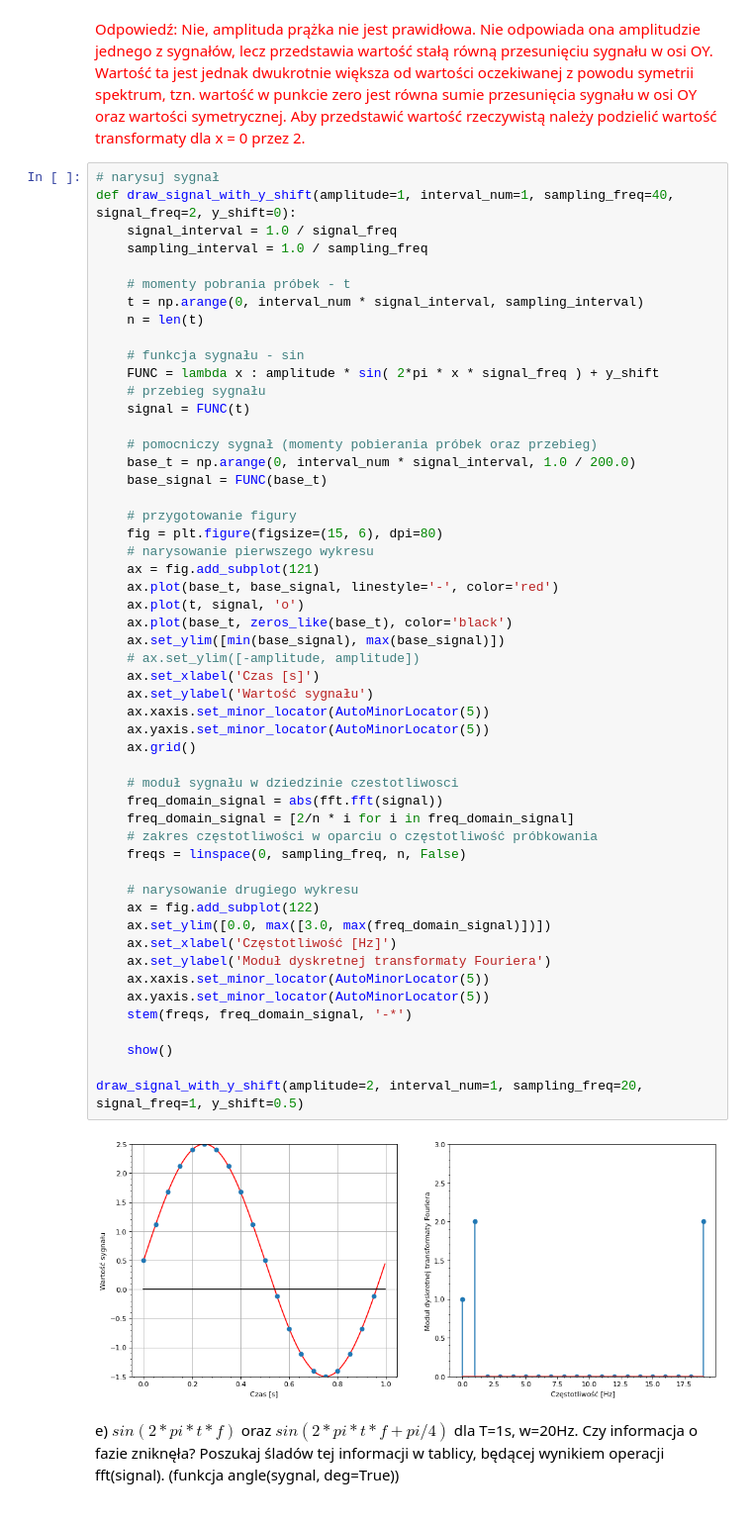
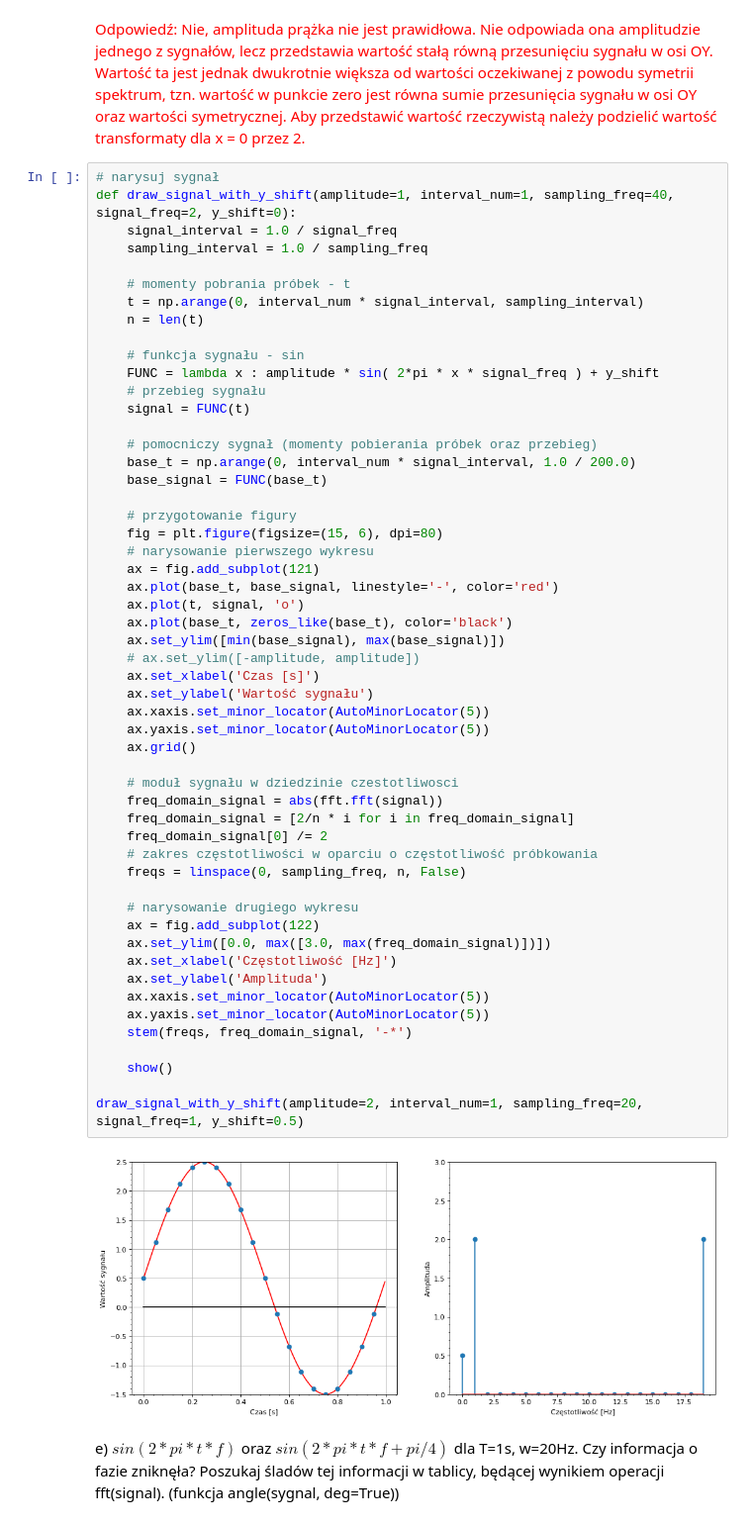
Before and after one commit to Frostyyyl/Human-computer-interaction, a Jupyter notebook: signals_I/main.ipynb, the cells around one changed output. Shown at 99% size. Saved outputs shown, nothing was run; the diff lists cells and outputs as text.

```diff
--- a/signals_I/main.ipynb
+++ b/signals_I/main.ipynb
@@ -635,35 +636,36 @@ def draw_signal_with_y_shift(amplitude=1, interval_num=1, sampling_freq=40, sign
     ax = fig.add_subplot(121)
     ax.plot(base_t, base_signal, linestyle='-', color='red')
     ax.plot(t, signal, 'o')
     ax.plot(base_t, zeros_like(base_t), color='black')
     ax.set_ylim([min(base_signal), max(base_signal)])
     # ax.set_ylim([-amplitude, amplitude])
     ax.set_xlabel('Czas [s]')
     ax.set_ylabel('Wartość sygnału')
     ax.xaxis.set_minor_locator(AutoMinorLocator(5))
     ax.yaxis.set_minor_locator(AutoMinorLocator(5))
     ax.grid()
 
     # moduł sygnału w dziedzinie czestotliwosci
     freq_domain_signal = abs(fft.fft(signal))
     freq_domain_signal = [2/n * i for i in freq_domain_signal]
+    freq_domain_signal[0] /= 2
     # zakres częstotliwości w oparciu o częstotliwość próbkowania
     freqs = linspace(0, sampling_freq, n, False)
 
     # narysowanie drugiego wykresu
     ax = fig.add_subplot(122)
     ax.set_ylim([0.0, max([3.0, max(freq_domain_signal)])])
     ax.set_xlabel('Częstotliwość [Hz]')
-    ax.set_ylabel('Moduł dyskretnej transformaty Fouriera')
+    ax.set_ylabel('Amplituda')
     ax.xaxis.set_minor_locator(AutoMinorLocator(5))
     ax.yaxis.set_minor_locator(AutoMinorLocator(5))
     stem(freqs, freq_domain_signal, '-*')
 
     show()
 
 draw_signal_with_y_shift(amplitude=2, interval_num=1, sampling_freq=20, signal_freq=1, y_shift=0.5)
 # %% [output]
-[figure, old version]
+[figure, new version]
 # %% [markdown]
 e) $sin(2*pi*t*f)$ oraz $sin(2*pi*t*f + pi/4)$ dla T=1s, w=20Hz. Czy informacja o fazie zniknęła? Poszukaj śladów tej informacji w tablicy, będącej wynikiem operacji fft(signal). (funkcja angle(sygnal, deg=True))
 # %% [markdown]
```
Also changed, not shown: parts of 16 cells of this notebook.
